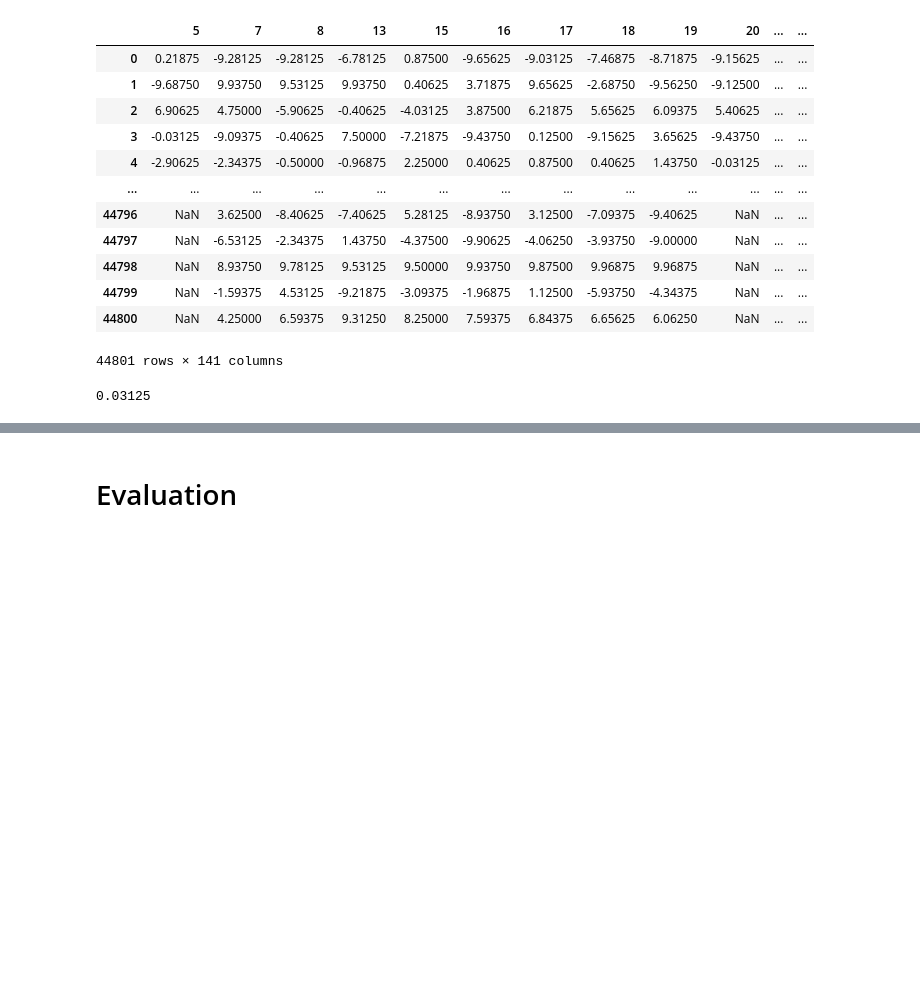
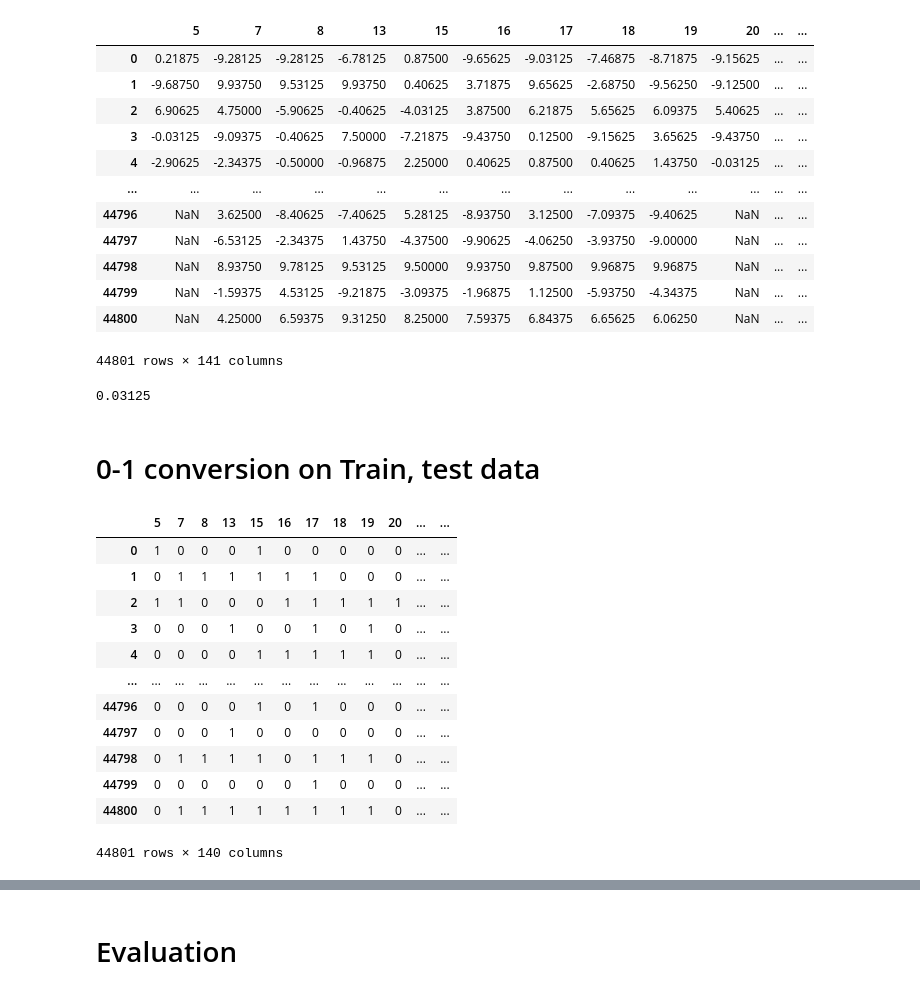
Before and after one commit to Annie-Yeeun-Jang/Info_retrieval_project, a Jupyter notebook: [SI650_project]_MF_leave_one_out.ipynb, the cells around one changed output, grey strips where cells are left out. Cells and saved outputs as stored; diff of their text form; code cells hidden in the pictures; blank space fills up the shorter version.

```diff
--- a/[SI650_project]_MF_leave_one_out.ipynb
+++ b/[SI650_project]_MF_leave_one_out.ipynb
@@ -380,3 +383,25 @@ for i in range(44801):
 min(test_rating)
 # %% [output]
 0.03125
+# %% [markdown]
+# 0-1 conversion on Train, test data
+# %%
+gt_matrix=pd.read_pickle('gt_matrix.pkl')
+train_matrix=pd.read_pickle('masked_for_train.pkl')
+# %%
+zero_one_train=pd.DataFrame((train_matrix.values > 0).astype(int), index=train_matrix.index, columns=train_matrix.columns)
+zero_one_train
+# %% [output]
+|  | 5 | 7 | 8 | 13 | 15 | 16 | 17 | 18 | 19 | 20 | ... | ... |
+| 0 | 1 | 0 | 0 | 0 | 1 | 0 | 0 | 0 | 0 | 0 | ... | ... |
+| 1 | 0 | 1 | 1 | 1 | 1 | 1 | 1 | 0 | 0 | 0 | ... | ... |
+| 2 | 1 | 1 | 0 | 0 | 0 | 1 | 1 | 1 | 1 | 1 | ... | ... |
+| 3 | 0 | 0 | 0 | 1 | 0 | 0 | 1 | 0 | 1 | 0 | ... | ... |
+| 4 | 0 | 0 | 0 | 0 | 1 | 1 | 1 | 1 | 1 | 0 | ... | ... |
+| ... | ... | ... | ... | ... | ... | ... | ... | ... | ... | ... | ... | ... |
+| 44796 | 0 | 0 | 0 | 0 | 1 | 0 | 1 | 0 | 0 | 0 | ... | ... |
+| 44797 | 0 | 0 | 0 | 1 | 0 | 0 | 0 | 0 | 0 | 0 | ... | ... |
+| 44798 | 0 | 1 | 1 | 1 | 1 | 0 | 1 | 1 | 1 | 0 | ... | ... |
+| 44799 | 0 | 0 | 0 | 0 | 0 | 0 | 1 | 0 | 0 | 0 | ... | ... |
+| 44800 | 0 | 1 | 1 | 1 | 1 | 1 | 1 | 1 | 1 | 0 | ... | ... |
+44801 rows × 140 columns
```
Also changed, not shown: parts of 22 cells of this notebook.
